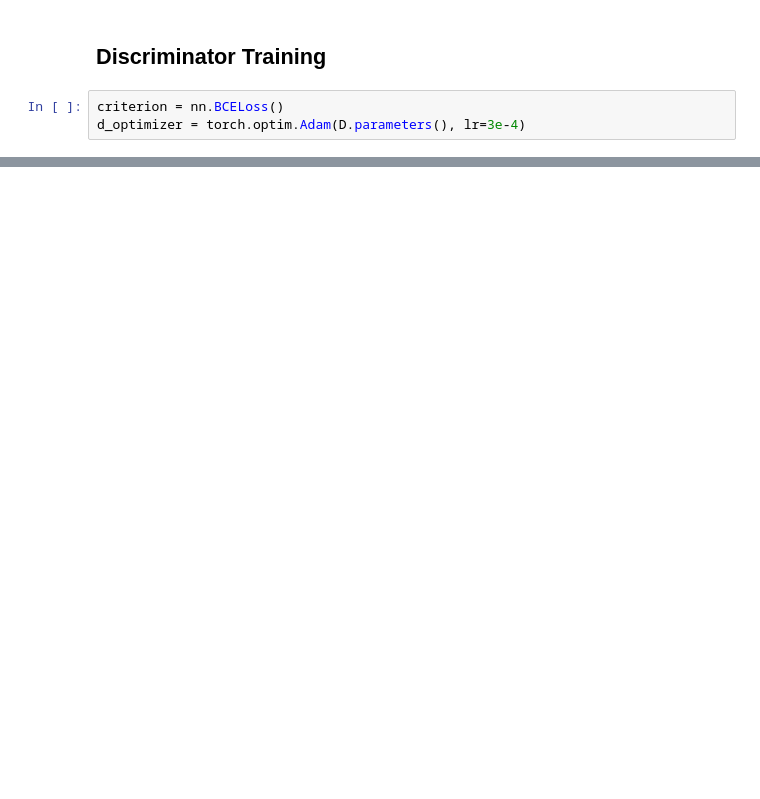
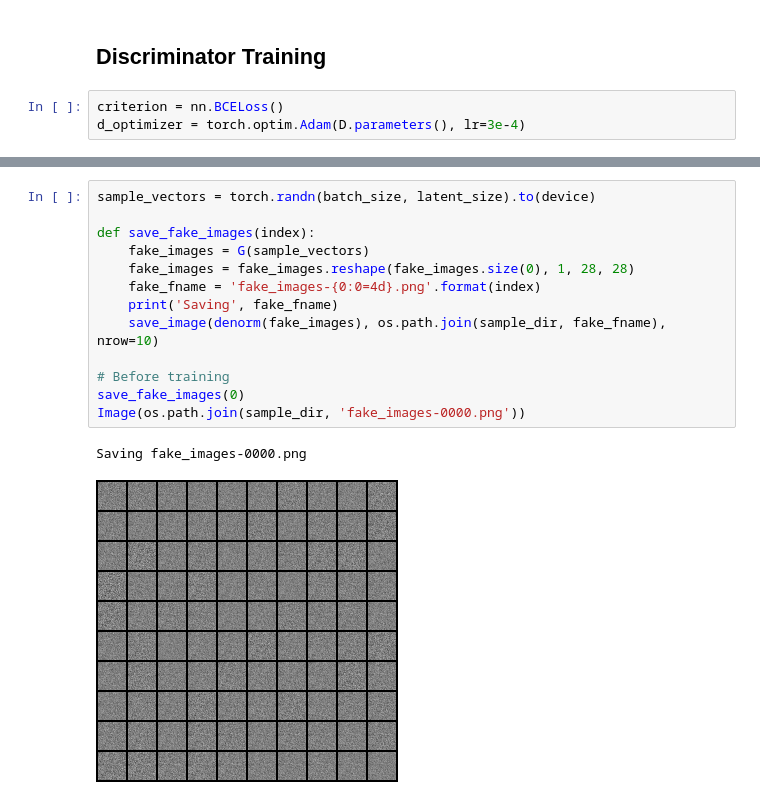
Before and after one commit to LinLinLinzp/DL_with_PyTorch, a Jupyter notebook: 07_mnist_gan.ipynb, the cells around one changed output, grey strips where cells are left out. Drawn from its saved outputs; the diff is of its cells as text; blank space fills up the shorter version.

```diff
--- a/07_mnist_gan.ipynb
+++ b/07_mnist_gan.ipynb
@@ -131,0 +200,16 @@ d_optimizer = torch.optim.Adam(D.parameters(), lr=3e-4)
+# %%
+sample_vectors = torch.randn(batch_size, latent_size).to(device)
+
+def save_fake_images(index):
+    fake_images = G(sample_vectors)
+    fake_images = fake_images.reshape(fake_images.size(0), 1, 28, 28)
+    fake_fname = 'fake_images-{0:0=4d}.png'.format(index)
+    print('Saving', fake_fname)
+    save_image(denorm(fake_images), os.path.join(sample_dir, fake_fname), nrow=10)
+
+# Before training
+save_fake_images(0)
+Image(os.path.join(sample_dir, 'fake_images-0000.png'))
+# %% [output]
+Saving fake_images-0000.png
+[figure, added]
```
Also changed, not shown: parts of 19 cells of this notebook.
